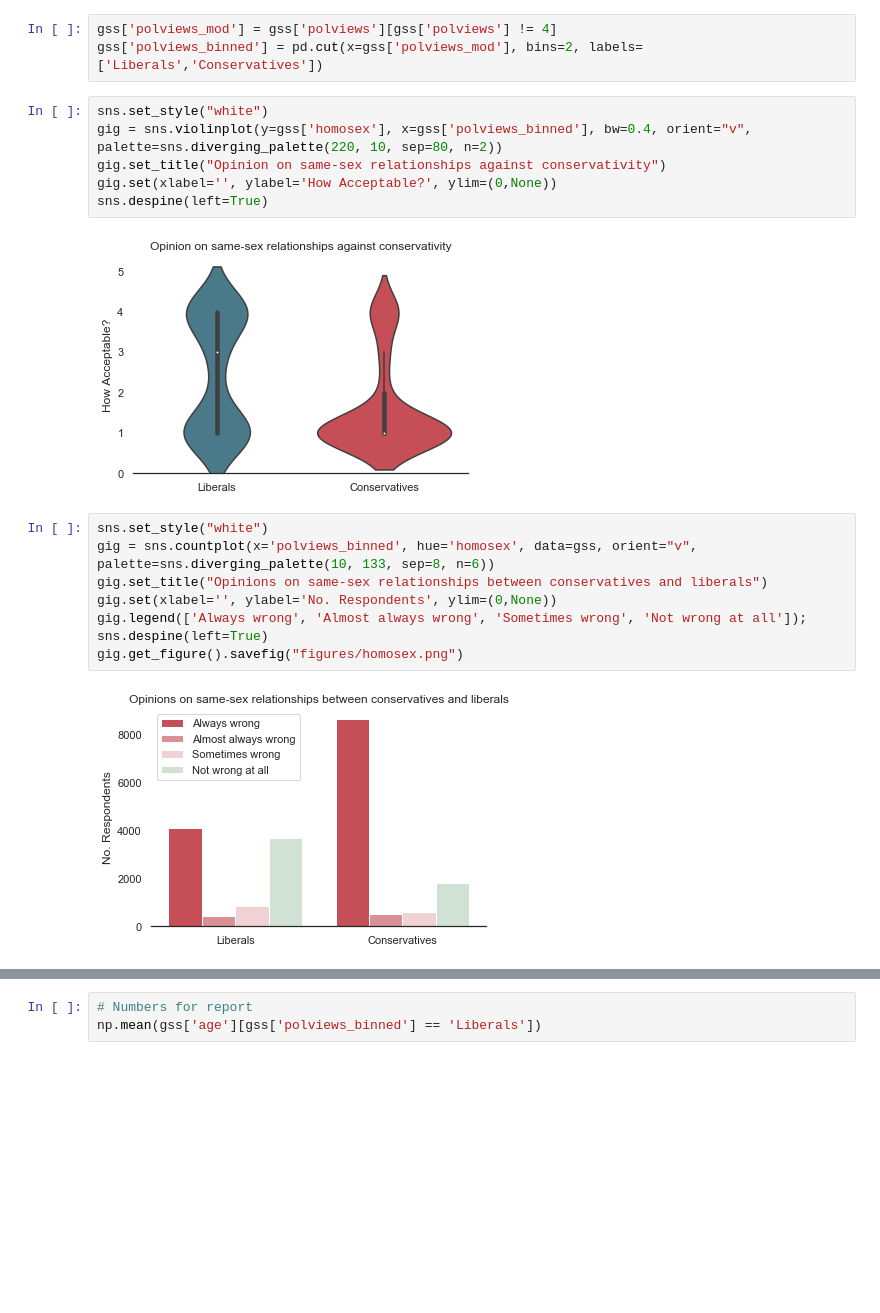
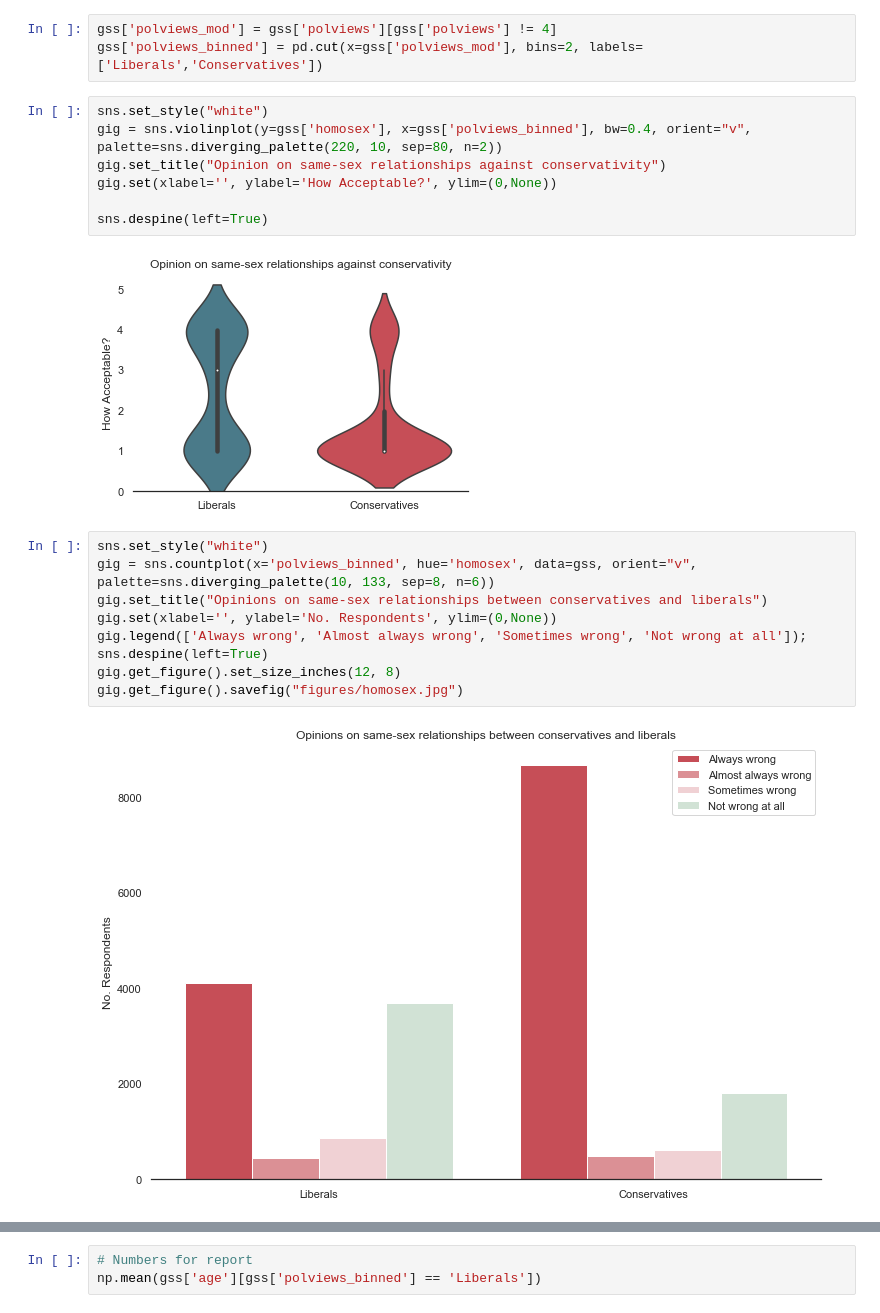
Before and after one commit to gsidsid/ThinkStats2, a Jupyter notebook: project1/project1.ipynb, the cells around one changed output, grey strips where cells are left out. Saved outputs shown, nothing was run; the diff lists cells and outputs as text; blank space fills up the shorter version.

```diff
--- a/project1/project1.ipynb
+++ b/project1/project1.ipynb
@@ -523,19 +524,21 @@ sns.set_style("white")
 gig = sns.violinplot(y=gss['homosex'], x=gss['polviews_binned'], bw=0.4, orient="v", palette=sns.diverging_palette(220, 10, sep=80, n=2))
 gig.set_title("Opinion on same-sex relationships against conservativity")
 gig.set(xlabel='', ylabel='How Acceptable?', ylim=(0,None))
+
 sns.despine(left=True)
 # %% [output]
 [figure]
 # %%
 sns.set_style("white")
 gig = sns.countplot(x='polviews_binned', hue='homosex', data=gss, orient="v", palette=sns.diverging_palette(10, 133, sep=8, n=6))
 gig.set_title("Opinions on same-sex relationships between conservatives and liberals")
 gig.set(xlabel='', ylabel='No. Respondents', ylim=(0,None))
 gig.legend(['Always wrong', 'Almost always wrong', 'Sometimes wrong', 'Not wrong at all']);
 sns.despine(left=True)
-gig.get_figure().savefig("figures/homosex.png")
+gig.get_figure().set_size_inches(12, 8)
+gig.get_figure().savefig("figures/homosex.jpg")
 # %% [output]
-[figure, old version]
+[figure, new version]
 # %%
 sig = sns.boxenplot(x="polviews_binned", y="age", data=gss, palette=sns.diverging_palette(220, 10, sep=80, n=2));
 sig.set_title("Differences in age between conservatives and liberals")
```
Also changed, not shown: parts of 2 cells of this notebook, 3 other files.
